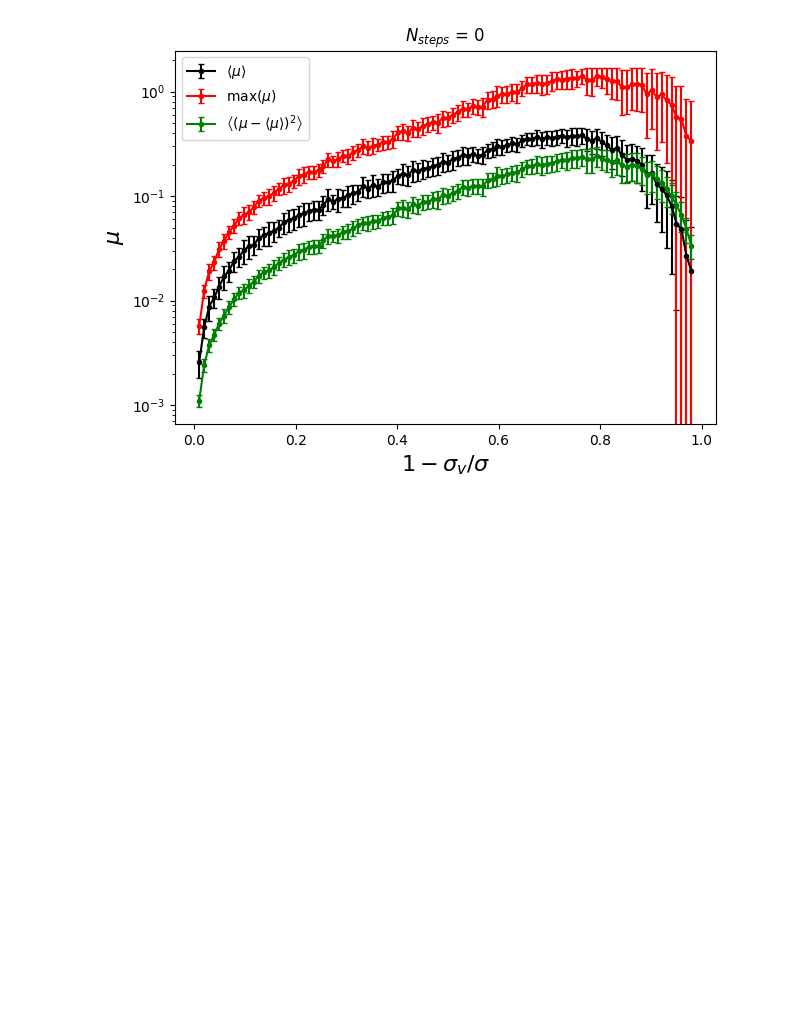
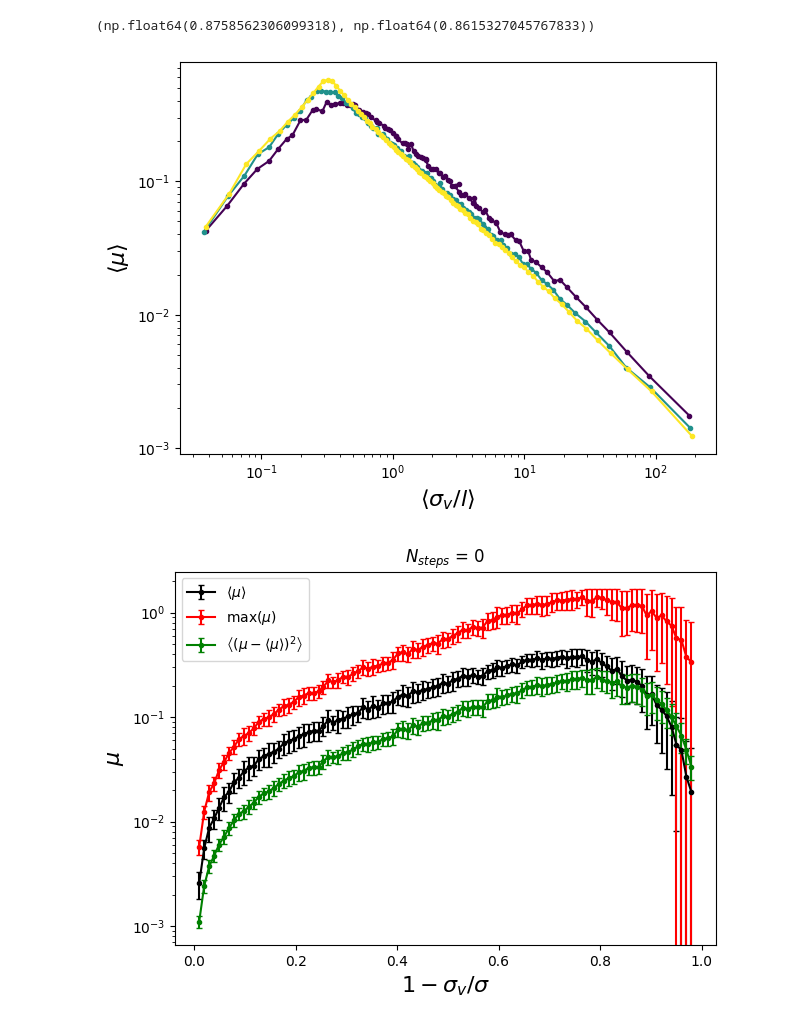
Before and after one commit to mmccraw98/notebooks-spring-26, a Jupyter notebook: 01/grant/surface-friction-test/check-values-thomson.ipynb, the cells around one changed output. Saved outputs shown, nothing was run; the diff lists cells and outputs as text; code cells hidden in the pictures; blank space fills up the shorter version.

Commit message:
added new figures

```diff
--- a/01/grant/surface-friction-test/check-values-thomson.ipynb
+++ b/01/grant/surface-friction-test/check-values-thomson.ipynb
@@ -43,0 +94,4 @@ data_10000_50 = load_scalar_data(root, 10000, 50)
+# %%
+edge_length_thomson_0_50 = np.array([get_avg_edge_length_thomson(50, a_rad, 0) for a_rad in tqdm(np.unique(data_0_50['a_rad']))])
+edge_length_thomson_100_50 = np.array([get_avg_edge_length_thomson(50, a_rad, 100) for a_rad in tqdm(np.unique(data_100_50['a_rad']))])
+edge_length_thomson_10000_50 = np.array([get_avg_edge_length_thomson(50, a_rad, 10000) for a_rad in tqdm(np.unique(data_10000_50['a_rad']))])
@@ -44,3 +118,71 @@ data_10000_50 = load_scalar_data(root, 10000, 50)
+# %%
+thomson_energy_100, thomson_energy_10000
+# %% [output]
+(np.float64(0.8758562306099318), np.float64(0.8615327045767833))
+# %%
+fig, ax = plt.subplots()
+
+N_steps_norm = LogNorm(1, 10_000)
+nv_norm = plt.Normalize(10, 100)
+cmap = plt.cm.viridis
+
+# nv = 20
+# for data, name, el in zip([data_0_20, data_100_20, data_10000_20], ['0', '100', '10000'], [edge_length_thomson_0_20, edge_length_thomson_100_20, edge_length_thomson_10000_20]):
+#     x_raw = 1 - data['a_rad'] / p_rad
+#     x_unique = np.unique(x_raw)
+#     a_rad_unique = np.unique(data['a_rad'])
+#     idx = np.searchsorted(a_rad_unique, data['a_rad'])
+#     el_raw = el[idx]
+#     x_raw = el_raw / data['a_rad']
+#     x_unique = el / a_rad_unique
+#     metrics = {'mu_mean': ('k', r'$\langle \mu \rangle$')}
+#     for key, (color, label) in metrics.items():
+#         y_vals = data[key]
+#         y_center = np.array([np.mean(y_vals[x_raw == xi]) for xi in x_unique])
+#         y_err = np.array([np.std(y_vals[x_raw == xi]) for xi in x_unique])
+#         ax.errorbar(1 / x_unique, y_center, yerr=y_err, color=cmap(N_steps_norm(float(name) + 1)), fmt='-o',
+#                      markersize=3, capsize=2)
+
+thomson_df = {
+    'x_0': [],
+    'y_0': [],
+    'x_100': [],
+    'y_100': [],
+    'x_10000': [],
+    'y_10000': [],
+}
+
+nv = 50
+for data, name, el in zip([data_0_50, data_100_50, data_10000_50], ['0', '100', '10000'], [edge_length_thomson_0_50, edge_length_thomson_100_50, edge_length_thomson_10000_50]):
+    x_raw = 1 - data['a_rad'] / p_rad
+    x_unique = np.unique(x_raw)
+    a_rad_unique = np.unique(data['a_rad'])
+    idx = np.searchsorted(a_rad_unique, data['a_rad'])
+    el_raw = el[idx]
+    x_raw = el_raw / data['a_rad']
+    x_unique = el / a_rad_unique
+    metrics = {'mu_mean': ('k', r'$\langle \mu \rangle$')}
+    for key, (color, label) in metrics.items():
+        y_vals = data[key]
+        y_center = np.array([np.mean(y_vals[x_raw == xi]) for xi in x_unique])
+        y_err = np.array([np.std(y_vals[x_raw == xi]) for xi in x_unique])
+        ax.errorbar(1 / x_unique, y_center, color=cmap(N_steps_norm(float(name) + 1)), fmt='-o',
+                     markersize=3, capsize=2)
+        thomson_df[f'x_{name}'] = 1 / x_unique
+        thomson_df[f'y_{name}'] = y_center
+
+ax.set_yscale('log')
+ax.set_xscale('log')
+ax.set_xlabel(r'$\langle \sigma_v / l \rangle$', fontsize=16)
+ax.set_ylabel(r'$\langle \mu \rangle$', fontsize=16)
+fig.tight_layout()
+# plt.savefig(f'figures-thomson/nv-{nv}-n_steps-{name}-friction-curves.png', dpi=600)
+plt.show()
+
+import pandas as pd
+pd.DataFrame(thomson_df).to_csv('thomson_edge_length_data.csv', index=False)
+# %% [output]
+[figure, added]
 # %%
 nv = 20
 for data, name in zip([data_0_20, data_100_20, data_10000_20], ['0', '100', '10000']):
```
Also changed, not shown: parts of 2 cells of this notebook, 18 other files.
